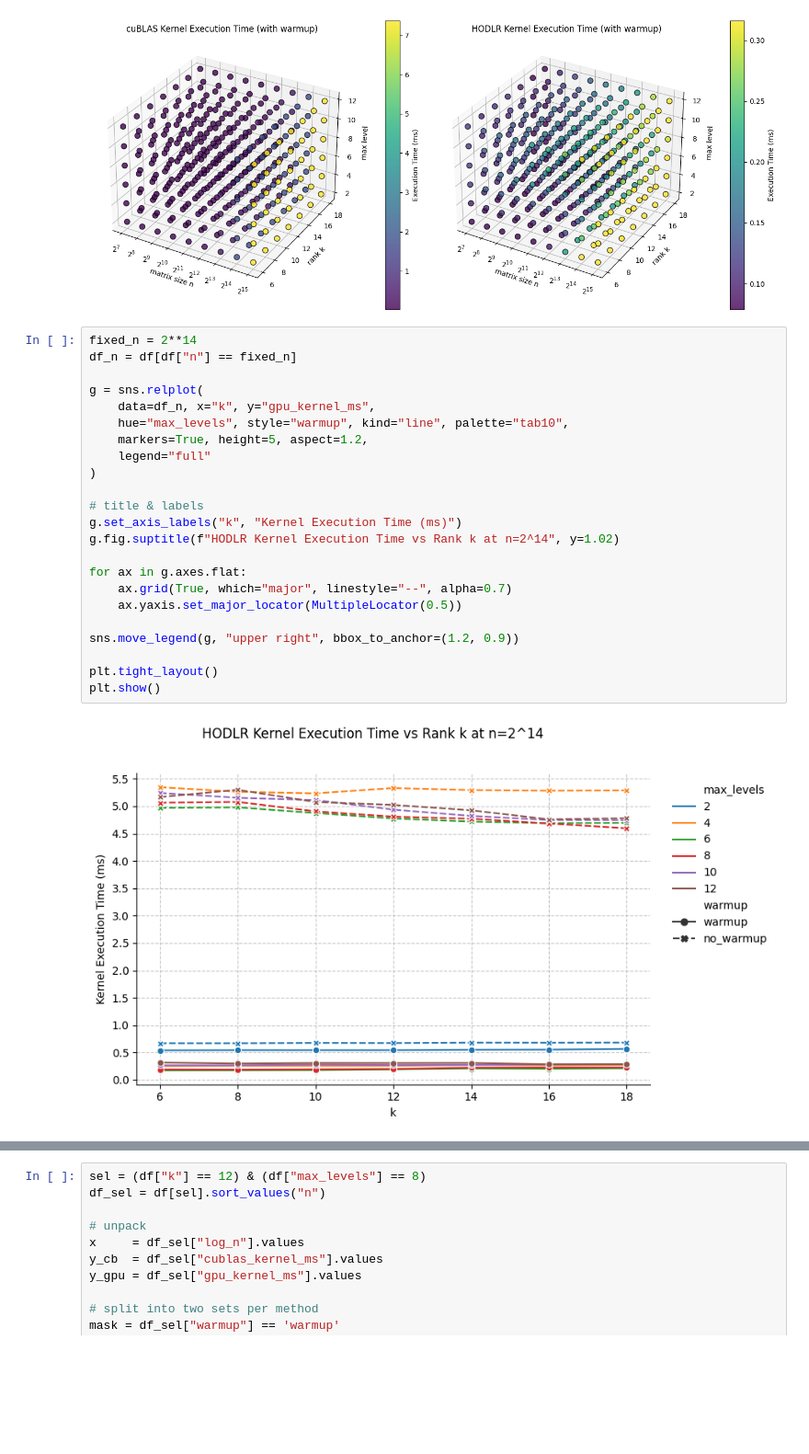
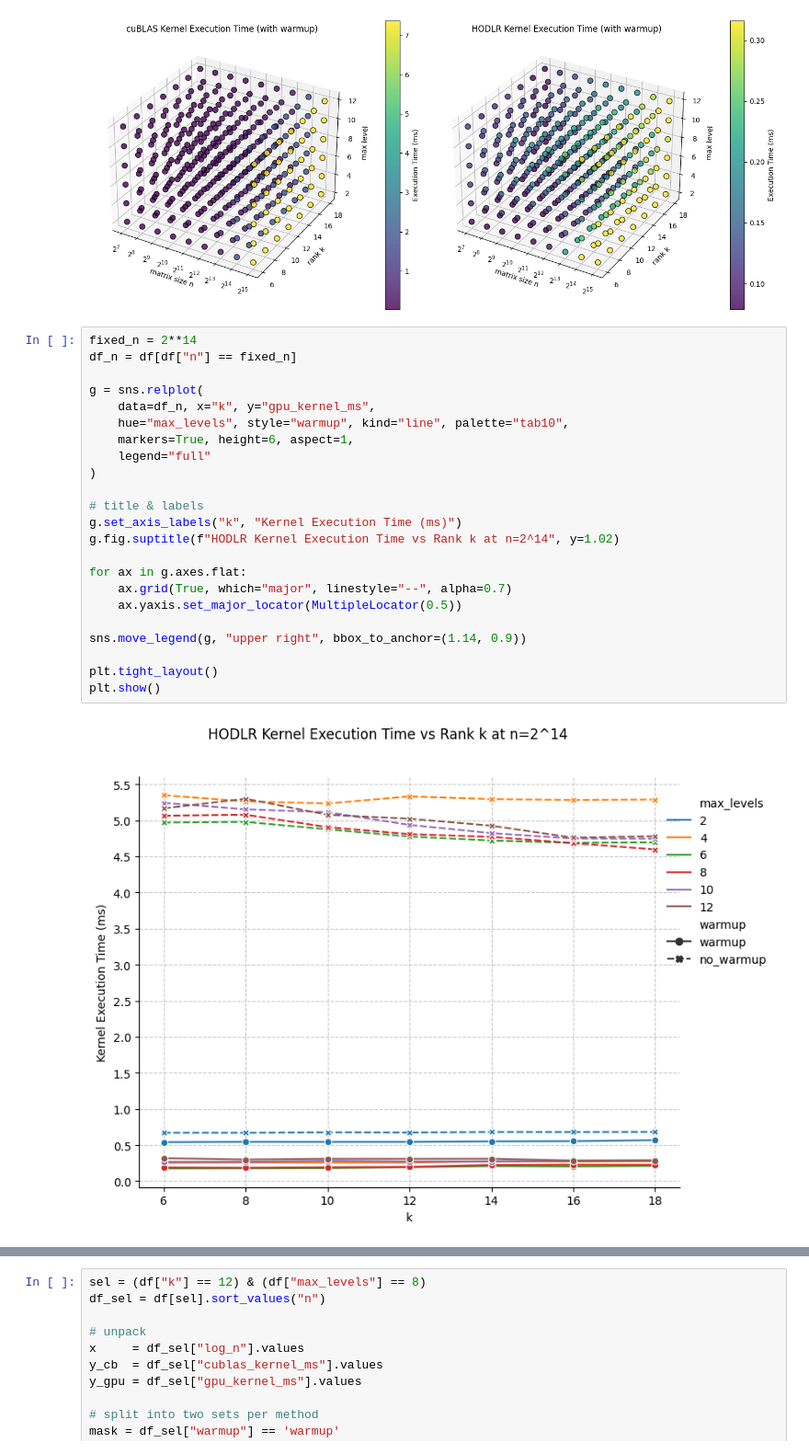
Before and after one commit to jonathanwangyc/cs598hpc-final-project, a Jupyter notebook: postprocess.ipynb, the cells around one changed output, grey strips where cells are left out. Shown at 92% size. Saved outputs shown, nothing was run; the diff lists cells and outputs as text; blank space fills up the shorter version.

Commit message:
fix graph

```diff
--- a/postprocess.ipynb
+++ b/postprocess.ipynb
@@ -95,28 +95,28 @@ plt.show()
 # %%
 fixed_n = 2**14
 df_n = df[df["n"] == fixed_n]
 
 g = sns.relplot(
     data=df_n, x="k", y="gpu_kernel_ms",
     hue="max_levels", style="warmup", kind="line", palette="tab10",
-    markers=True, height=5, aspect=1.2,
+    markers=True, height=6, aspect=1,
     legend="full"
 )
 
 # title & labels
 g.set_axis_labels("k", "Kernel Execution Time (ms)")
 g.fig.suptitle(f"HODLR Kernel Execution Time vs Rank k at n=2^14", y=1.02)
 
 for ax in g.axes.flat:
     ax.grid(True, which="major", linestyle="--", alpha=0.7)
     ax.yaxis.set_major_locator(MultipleLocator(0.5))
 
-sns.move_legend(g, "upper right", bbox_to_anchor=(1.2, 0.9))
+sns.move_legend(g, "upper right", bbox_to_anchor=(1.14, 0.9))
 
 plt.tight_layout()
 plt.show()
 # %% [output]
-[figure, old version]
+[figure, new version]
 # %%
 fixed_k = 12
 df_k = df[df["k"] == fixed_k]
```
Also changed, not shown: parts of 2 cells of this notebook, 4 other files.
